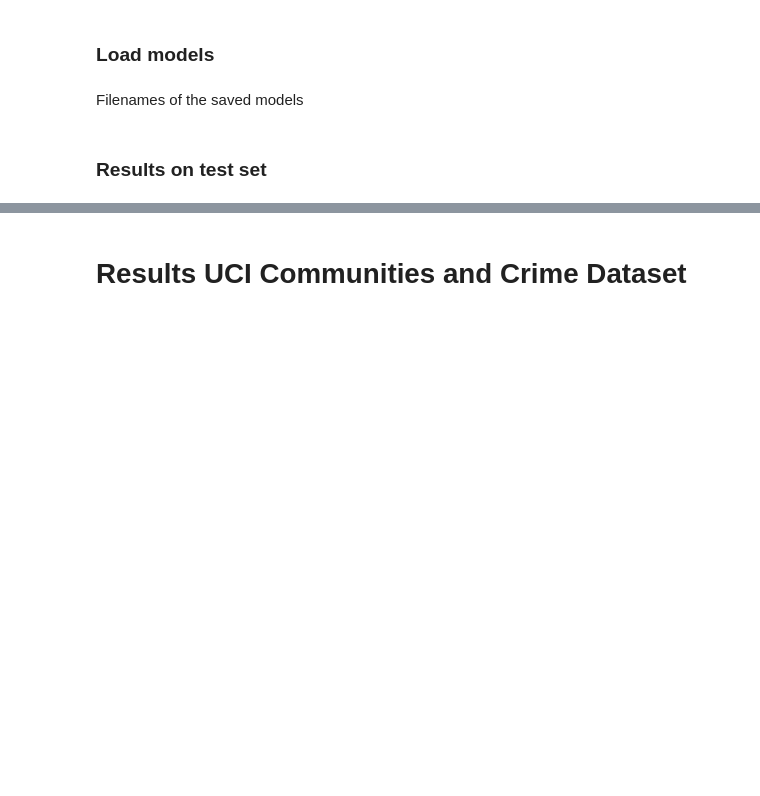
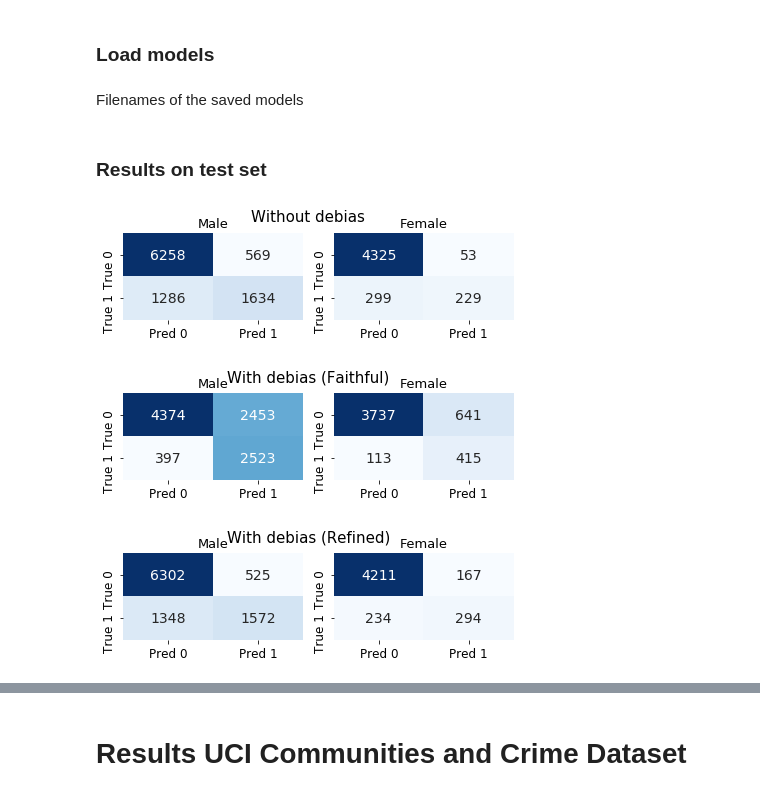
Before and after one commit to LaMouilleBoucle/uva-fact-ai-course-adv-deb, a Jupyter notebook: results.ipynb, the cells around one changed output, grey strips where cells are left out. Drawn from its saved outputs; the diff is of its cells as text; code cells hidden in the pictures; blank space fills up the shorter version.

Commit message:
results images

```diff
--- a/results.ipynb
+++ b/results.ipynb
@@ -131,7 +144,11 @@ accuracy_dbr, neg_confusion_mat_dbr, neg_fpr_dbr, neg_fnr_dbr, pos_confusion_mat
                                                                                                                            dataset_name = 'adult',
                                                                                                                            show_logs = False)
 # %%
-plot_confusion_matrices(pos_confusion_mat_b, neg_confusion_mat_b, plot_title="Biased")
-plot_confusion_matrices(pos_confusion_mat_dbf, neg_confusion_mat_dbf, plot_title="Debiased (Faithful)")
-plot_confusion_matrices(pos_confusion_mat_dbr, neg_confusion_mat_dbr, plot_title="Debiased (Refined)")
+plot_confusion_matrices(pos_confusion_mat_b, neg_confusion_mat_b, plot_title="Without debias")
+plot_confusion_matrices(pos_confusion_mat_dbf, neg_confusion_mat_dbf, plot_title="With debias (Faithful)")
+plot_confusion_matrices(pos_confusion_mat_dbr, neg_confusion_mat_dbr, plot_title="With debias (Refined)")
+# %% [output]
+[figure, added]
+[figure, added]
+[figure, added]
 # %%
```
Also changed, not shown: parts of 17 cells of this notebook.
